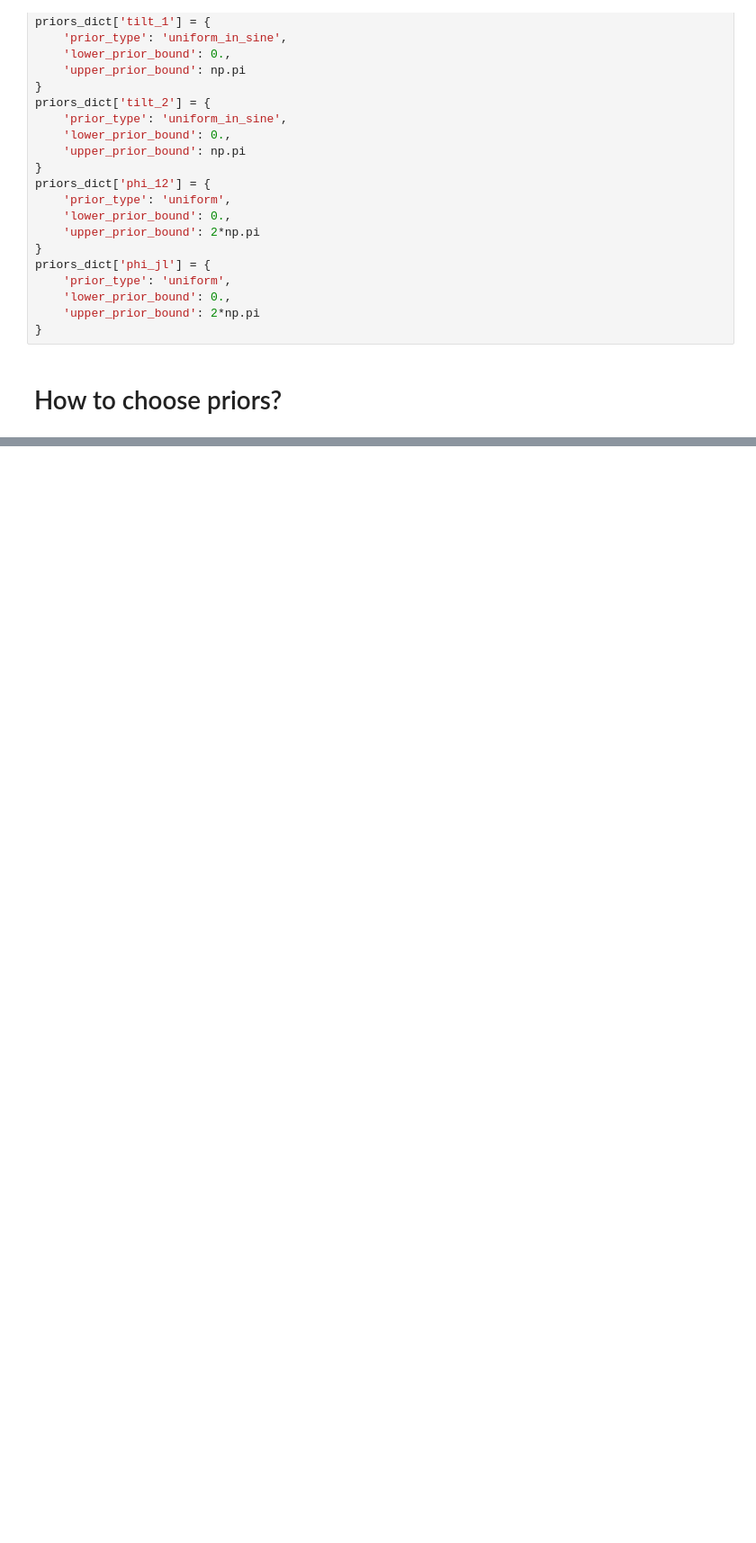
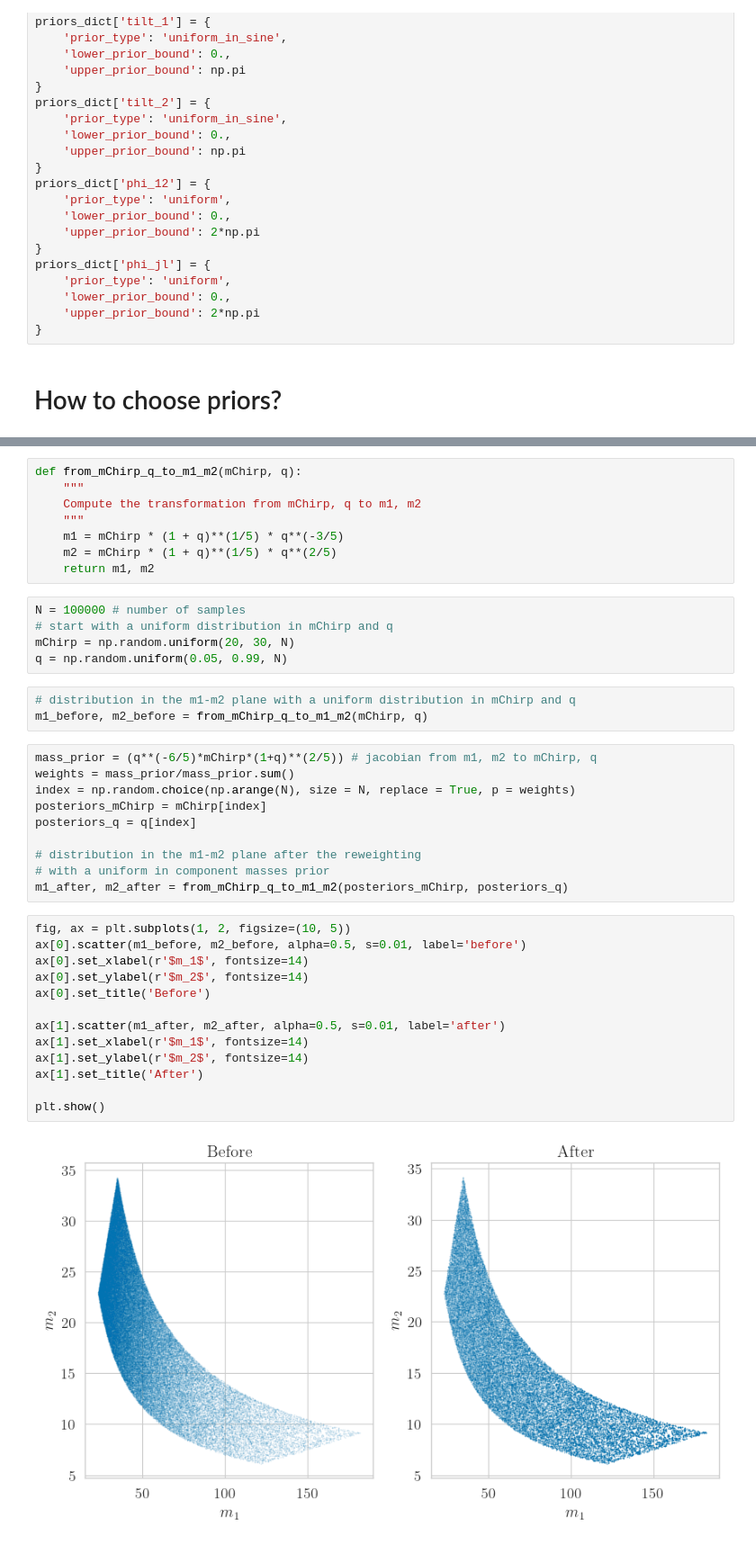
Before and after one commit to janosch314/GWFish, a Jupyter notebook: priors_tutorial.ipynb, the cells around one changed output, grey strips where cells are left out. Shown at 90% size. Cells and saved outputs as stored; diff of their text form; blank space fills up the shorter version.

Commit message:
added examples of different priors

```diff
--- a/priors_tutorial.ipynb
+++ b/priors_tutorial.ipynb
@@ -267,0 +306,41 @@ Choosing `chirp_mass` and `mass_ratio` parametrization offers a better outcome w
+# %%
+def from_mChirp_q_to_m1_m2(mChirp, q):
+    """
+    Compute the transformation from mChirp, q to m1, m2
+    """
+    m1 = mChirp * (1 + q)**(1/5) * q**(-3/5)
+    m2 = mChirp * (1 + q)**(1/5) * q**(2/5)
+    return m1, m2
+# %%
+N = 100000 # number of samples
+# start with a uniform distribution in mChirp and q
+mChirp = np.random.uniform(20, 30, N)
+q = np.random.uniform(0.05, 0.99, N)
+# %%
+# distribution in the m1-m2 plane with a uniform distribution in mChirp and q
+m1_before, m2_before = from_mChirp_q_to_m1_m2(mChirp, q)
+# %%
+mass_prior = (q**(-6/5)*mChirp*(1+q)**(2/5)) # jacobian from m1, m2 to mChirp, q
+weights = mass_prior/mass_prior.sum()
+index = np.random.choice(np.arange(N), size = N, replace = True, p = weights)
+posteriors_mChirp = mChirp[index]
+posteriors_q = q[index]
+
+# distribution in the m1-m2 plane after the reweighting
+# with a uniform in component masses prior
+m1_after, m2_after = from_mChirp_q_to_m1_m2(posteriors_mChirp, posteriors_q)
+# %%
+fig, ax = plt.subplots(1, 2, figsize=(10, 5))
+ax[0].scatter(m1_before, m2_before, alpha=0.5, s=0.01, label='before')
+ax[0].set_xlabel(r'$m_1$', fontsize=14)
+ax[0].set_ylabel(r'$m_2$', fontsize=14)
+ax[0].set_title('Before')
+
+ax[1].scatter(m1_after, m2_after, alpha=0.5, s=0.01, label='after')
+ax[1].set_xlabel(r'$m_1$', fontsize=14)
+ax[1].set_ylabel(r'$m_2$', fontsize=14)
+ax[1].set_title('After')
+
+plt.show()
+# %% [output]
+[figure, added]
```
Also changed, not shown: parts of 14 cells of this notebook.
